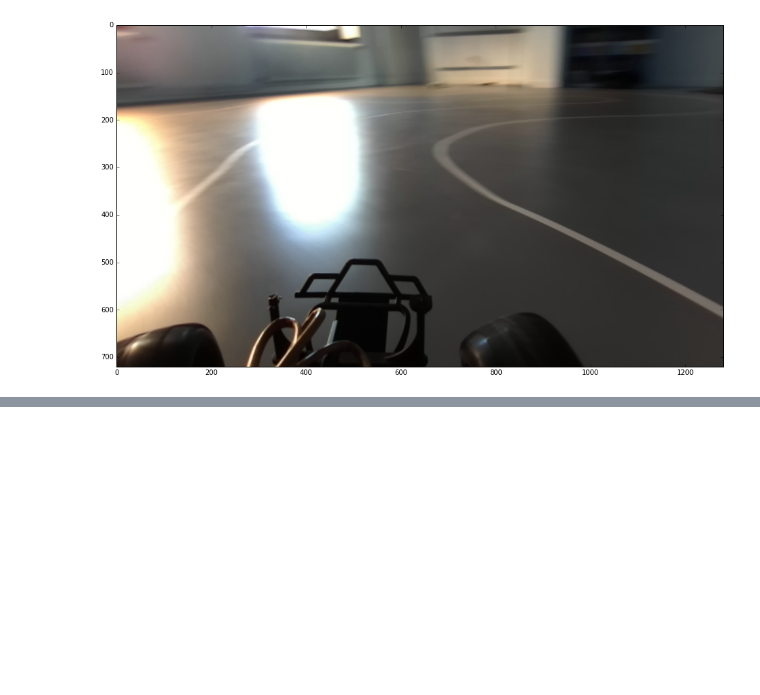
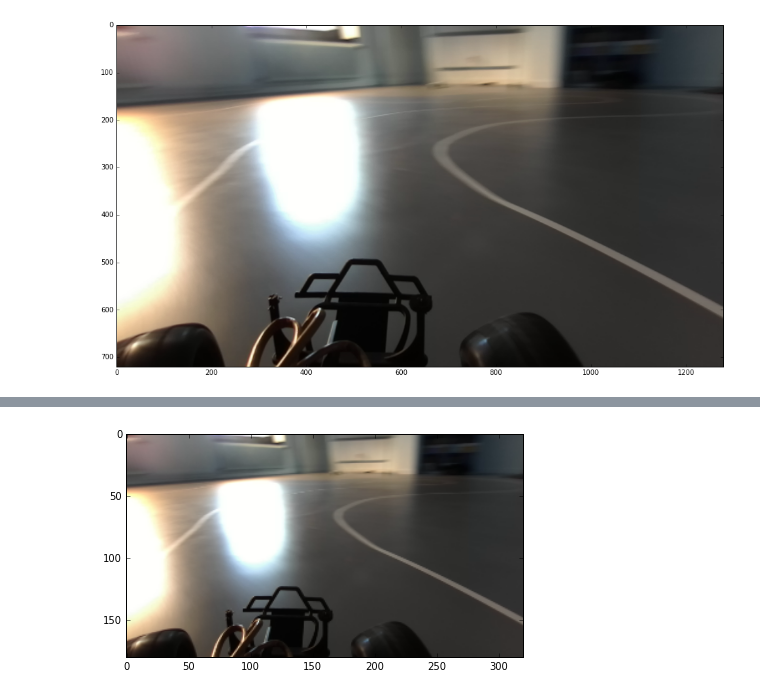
Before and after one commit to kometa-triatlon/roborace_erlerover, a Jupyter notebook: tools/Preprocessing.ipynb, the cells around one changed output, grey strips where cells are left out. Cells and saved outputs as stored; diff of their text form; code cells hidden in the pictures; blank space fills up the shorter version.

```diff
--- a/tools/Preprocessing.ipynb
+++ b/tools/Preprocessing.ipynb
@@ -65,0 +64,8 @@ _ = plt.imshow(norm_image_cl, cmap='gray')
+# %%
+factor = 4
+img_small_w, img_small_h = img_w/factor, img_h/factor
+img_small = cv2.resize(img, (img_w/factor, img_h/factor))
+plt.figure(figsize=(4 * 1.777, 4))
+_ = plt.imshow(img_small)
+# %% [output]
+[figure, added]
```
Also changed, not shown: parts of 13 cells of this notebook, 3 other files.
